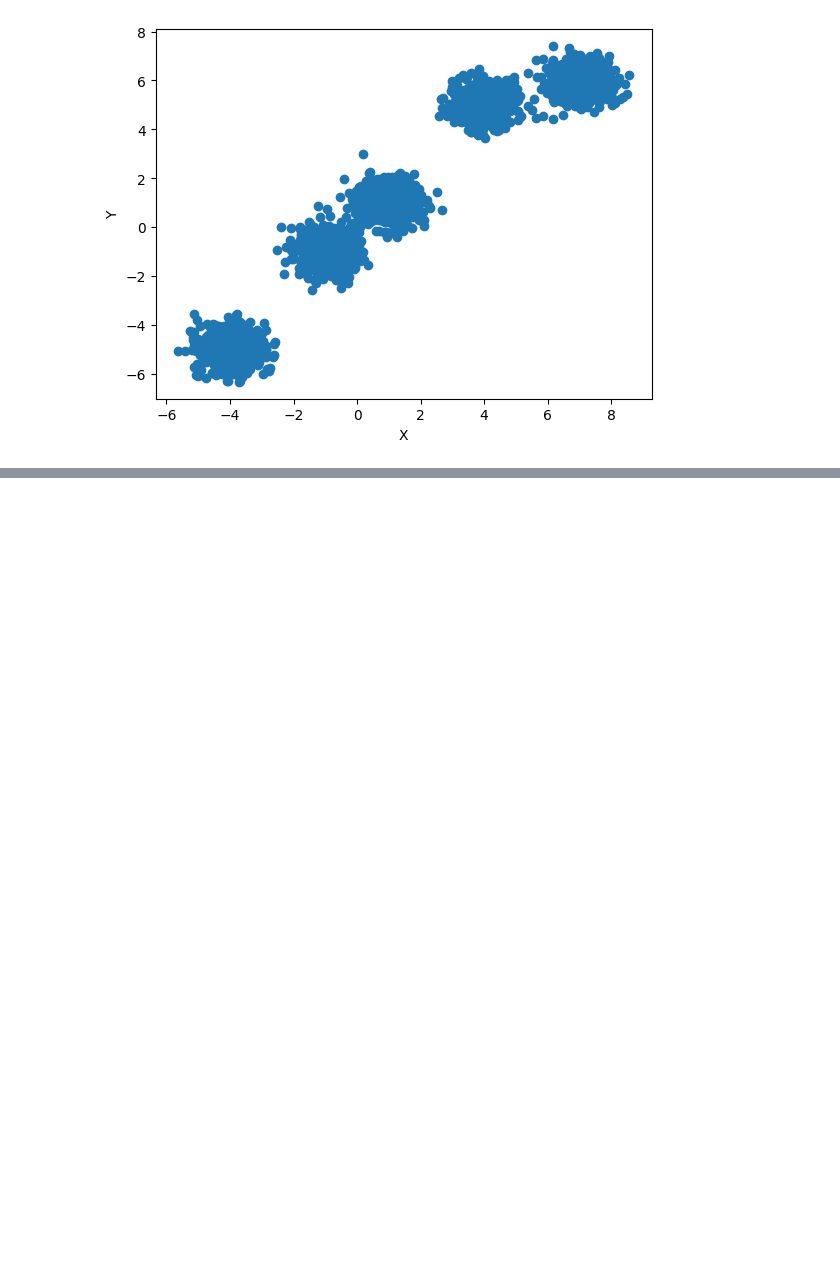
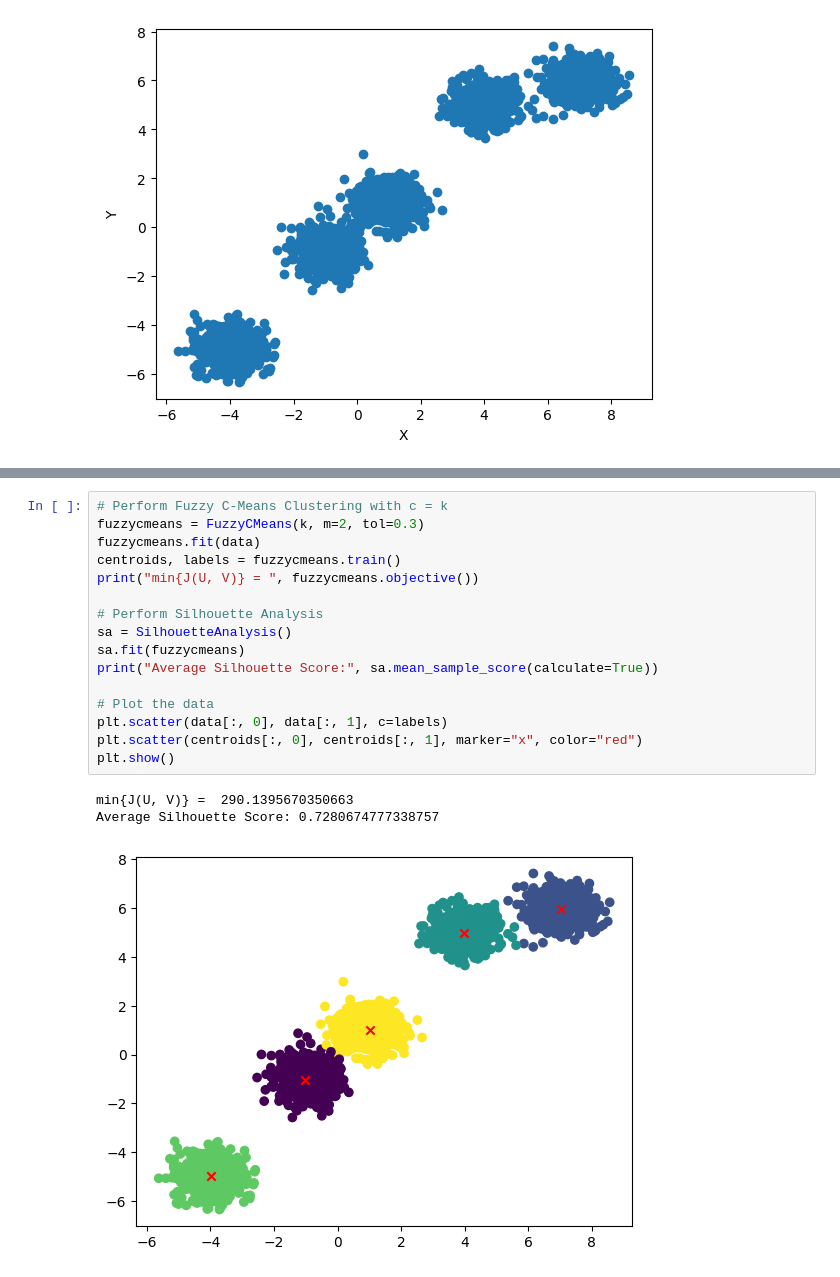
Before and after one commit to divyajeettt/CSE342, a Jupyter notebook: Assignment-1/Question-2.ipynb, the cells around one changed output, grey strips where cells are left out. Drawn from its saved outputs; the diff is of its cells as text; blank space fills up the shorter version.

```diff
--- a/Assignment-1/Question-2.ipynb
+++ b/Assignment-1/Question-2.ipynb
@@ -42,0 +49,20 @@ plt.show()
+# %%
+# Perform Fuzzy C-Means Clustering with c = k
+fuzzycmeans = FuzzyCMeans(k, m=2, tol=0.3)
+fuzzycmeans.fit(data)
+centroids, labels = fuzzycmeans.train()
+print("min{J(U, V)} = ", fuzzycmeans.objective())
+
+# Perform Silhouette Analysis
+sa = SilhouetteAnalysis()
+sa.fit(fuzzycmeans)
+print("Average Silhouette Score:", sa.mean_sample_score(calculate=True))
+
+# Plot the data
+plt.scatter(data[:, 0], data[:, 1], c=labels)
+plt.scatter(centroids[:, 0], centroids[:, 1], marker="x", color="red")
+plt.show()
+# %% [output]
+min{J(U, V)} =  290.1395670350663
+Average Silhouette Score: 0.7280674777338757
+[figure, added]
```
Also changed, not shown: parts of 2 cells of this notebook, 1 other file.
